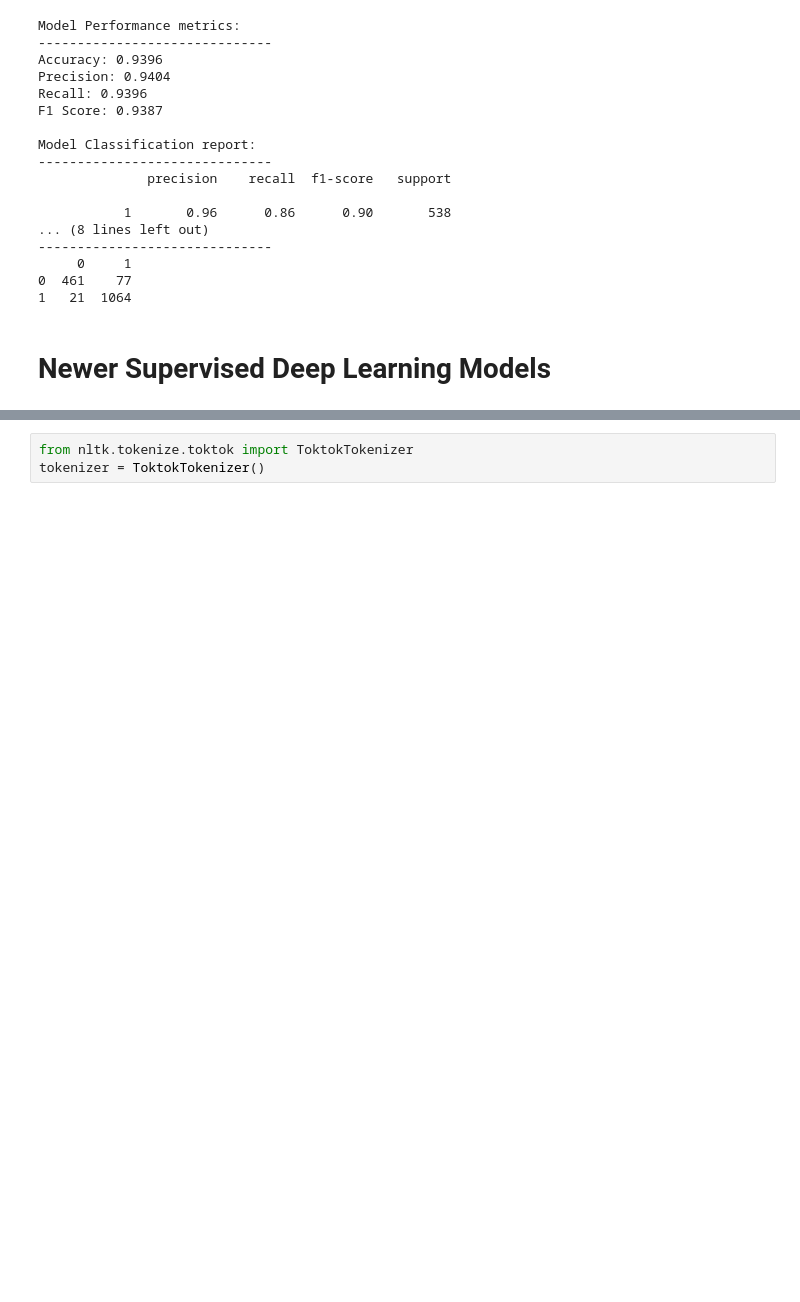
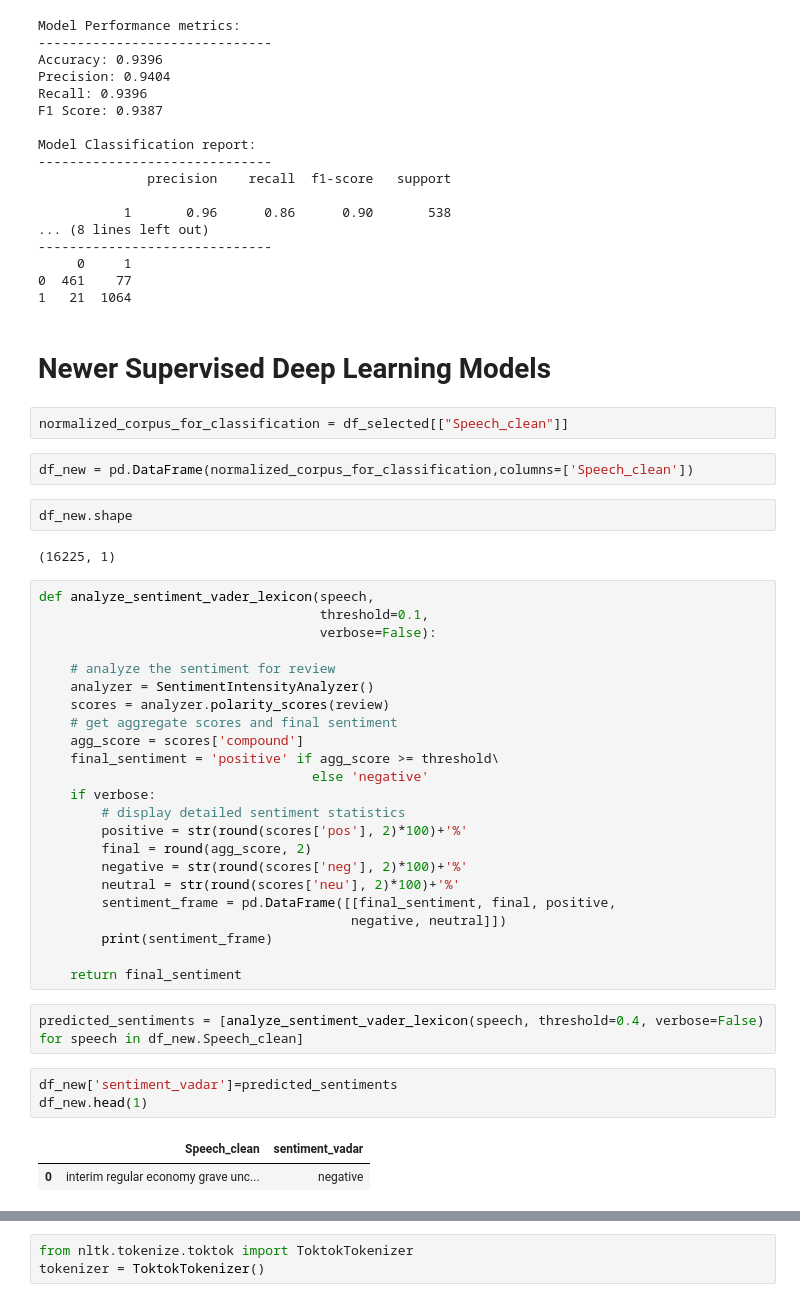
Before and after one commit to solharsh/Capstone_Sentiment_Analysis, a Jupyter notebook: Classification_New_Checkpoint.ipynb, the cells around one changed output, grey strips where cells are left out. Cells and saved outputs as stored; diff of their text form; blank space fills up the shorter version.

```diff
--- a/Classification_New_Checkpoint.ipynb
+++ b/Classification_New_Checkpoint.ipynb
@@ -958,3 +958,42 @@ Model Classification report:
 1   21  1064
 # %% [markdown]
 # Newer Supervised Deep Learning Models
+# %%
+normalized_corpus_for_classification = df_selected[["Speech_clean"]]
+# %%
+df_new = pd.DataFrame(normalized_corpus_for_classification,columns=['Speech_clean'])
+# %%
+df_new.shape
+# %% [output]
+(16225, 1)
+# %%
+def analyze_sentiment_vader_lexicon(speech,
+                                    threshold=0.1,
+                                    verbose=False):
+
+    # analyze the sentiment for review
+    analyzer = SentimentIntensityAnalyzer()
+    scores = analyzer.polarity_scores(review)
+    # get aggregate scores and final sentiment
+    agg_score = scores['compound']
+    final_sentiment = 'positive' if agg_score >= threshold\
+                                   else 'negative'
+    if verbose:
+        # display detailed sentiment statistics
+        positive = str(round(scores['pos'], 2)*100)+'%'
+        final = round(agg_score, 2)
+        negative = str(round(scores['neg'], 2)*100)+'%'
+        neutral = str(round(scores['neu'], 2)*100)+'%'
+        sentiment_frame = pd.DataFrame([[final_sentiment, final, positive,
+                                        negative, neutral]])
+        print(sentiment_frame)
+
+    return final_sentiment
+# %%
+predicted_sentiments = [analyze_sentiment_vader_lexicon(speech, threshold=0.4, verbose=False) for speech in df_new.Speech_clean]
+# %%
+df_new['sentiment_vadar']=predicted_sentiments
+df_new.head(1)
+# %% [output]
+|  | Speech_clean | sentiment_vadar |
+| 0 | interim regular economy grave unc... | negative |
```
Also changed, not shown: parts of 36 cells of this notebook.
